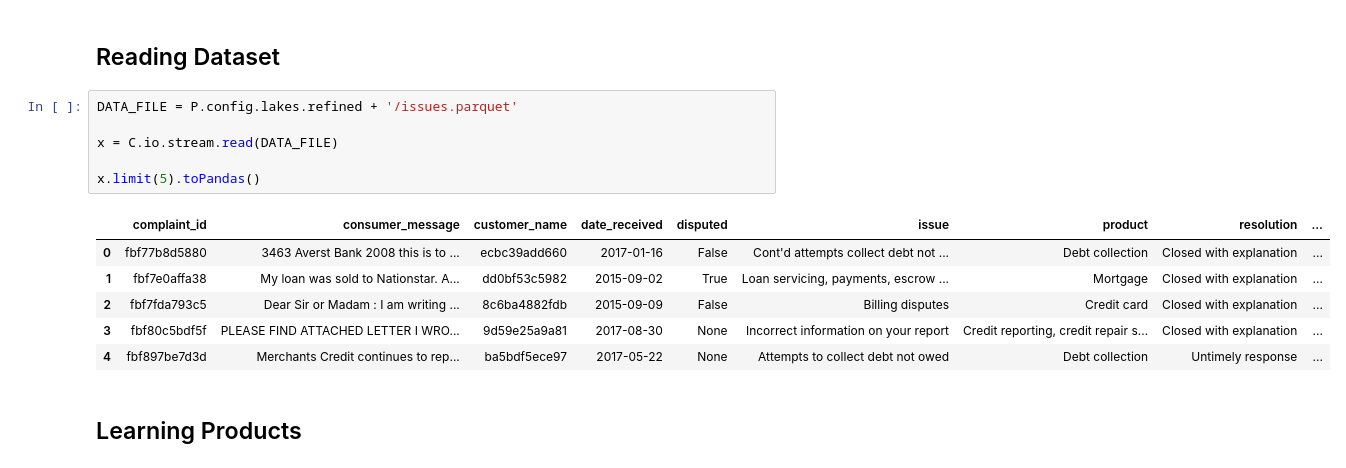
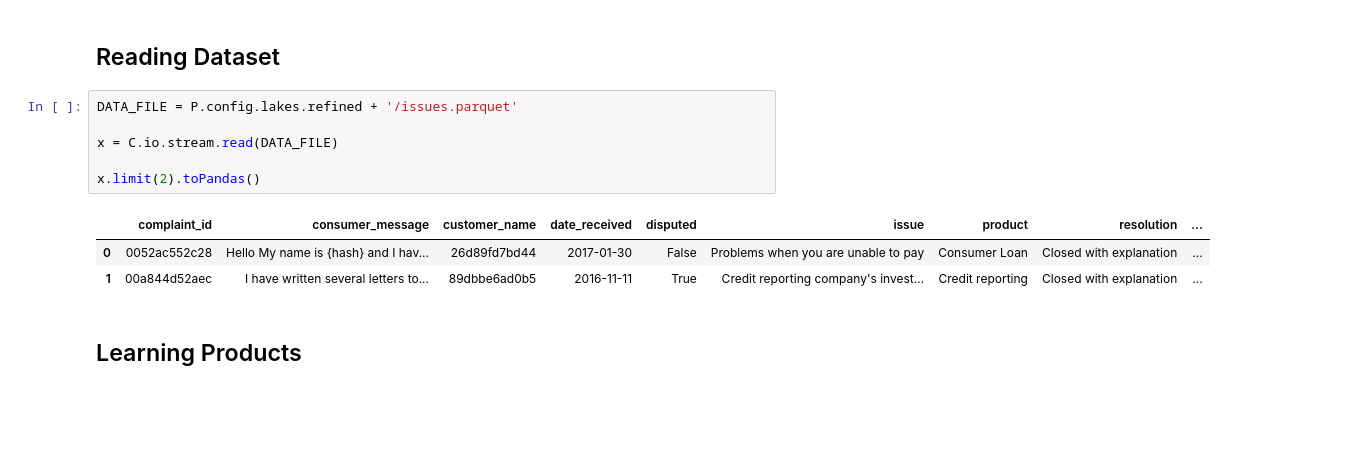
Before and after one commit to personalml/example, a Jupyter notebook: notebooks/exploration/issues-learning.ipynb, the cells around one changed output. Cells and saved outputs as stored; diff of their text form; blank space fills up the shorter version.

```diff
--- a/notebooks/exploration/issues-learning.ipynb
+++ b/notebooks/exploration/issues-learning.ipynb
@@ -26,16 +26,13 @@ sns.set()
 # %%
 DATA_FILE = P.config.lakes.refined + '/issues.parquet'
 
 x = C.io.stream.read(DATA_FILE)
 
-x.limit(5).toPandas()
+x.limit(2).toPandas()
 # %% [output]
 |  | complaint_id | consumer_message | customer_name | date_received | disputed | issue | product | resolution | ... |
-| 0 | fbf77b8d5880 | 3463 Averst Bank 2008 this is to ... | ecbc39add660 | 2017-01-16 | False | Cont'd attempts collect debt not ... | Debt collection | Closed with explanation | ... |
-| 1 | fbf7e0affa38 | My loan was sold to Nationstar. A... | dd0bf53c5982 | 2015-09-02 | True | Loan servicing, payments, escrow ... | Mortgage | Closed with explanation | ... |
-| 2 | fbf7fda793c5 | Dear Sir or Madam : I am writing ... | 8c6ba4882fdb | 2015-09-09 | False | Billing disputes | Credit card | Closed with explanation | ... |
-| 3 | fbf80c5bdf5f | PLEASE FIND ATTACHED LETTER I WRO... | 9d59e25a9a81 | 2017-08-30 | None | Incorrect information on your report | Credit reporting, credit repair s... | Closed with explanation | ... |
-| 4 | fbf897be7d3d | Merchants Credit continues to rep... | ba5bdf5ece97 | 2017-05-22 | None | Attempts to collect debt not owed | Debt collection | Untimely response | ... |
+| 0 | 0052ac552c28 | Hello My name is {hash} and I hav... | 26d89fd7bd44 | 2017-01-30 | False | Problems when you are unable to pay | Consumer Loan | Closed with explanation | ... |
+| 1 | 00a844d52aec | I have written several letters to... | 89dbbe6ad0b5 | 2016-11-11 | True | Credit reporting company's invest... | Credit reporting | Closed with explanation | ... |
 # %% [markdown]
 ## Learning Products
 # %%
```
Also changed, not shown: parts of 3 cells of this notebook, 17 other files.
